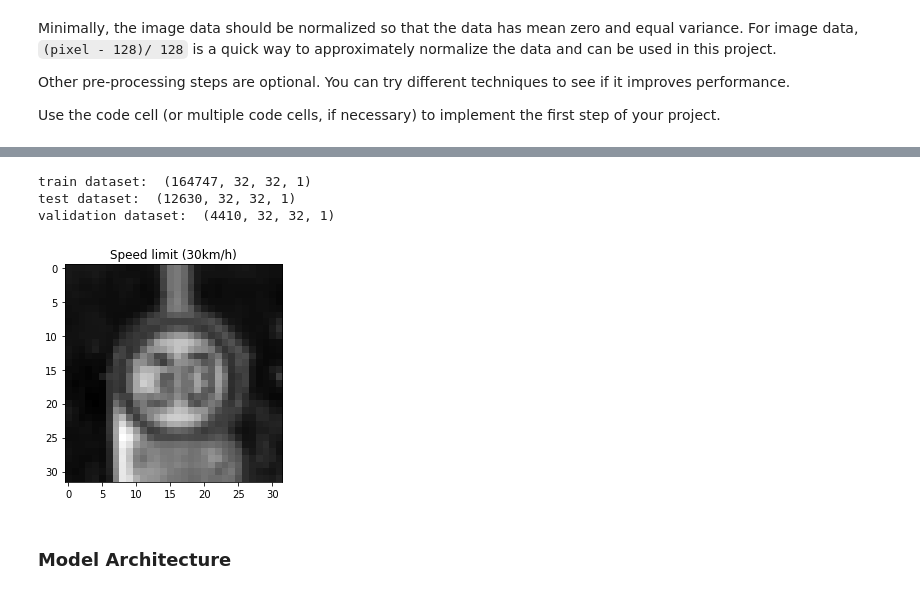
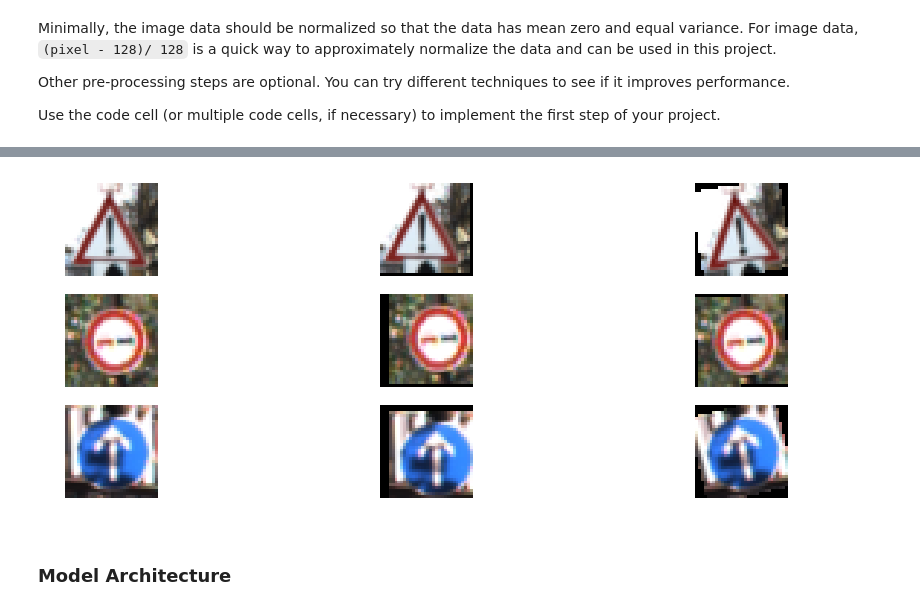
Before and after one commit to ebbaabbe/CarND-Traffic-Sign-Classifier-Project, a Jupyter notebook: Traffic_Sign_Classifier.ipynb, the cells around one changed output, grey strips where cells are left out. Drawn from its saved outputs; the diff is of its cells as text; code cells hidden in the pictures.

```diff
--- a/Traffic_Sign_Classifier.ipynb
+++ b/Traffic_Sign_Classifier.ipynb
@@ -275,26 +292,30 @@ After appending images train dataset:  (164747, 32, 32, 3)
-# %%
-# Convert to grey scale
-X_train_bw = np.array([cv2.cvtColor(image, cv2.COLOR_RGB2GRAY) for image in X_train])
-X_test_bw = np.array([cv2.cvtColor(image, cv2.COLOR_RGB2GRAY) for image in X_test])
-X_valid_bw = np.array([cv2.cvtColor(image, cv2.COLOR_RGB2GRAY) for image in X_valid])
-
-# Plot a random image
-plt.imshow(X_test_bw[454], cmap="gray")
-plt.title(sign_labels["SignName"][y_test[454]])
-
-# Add a greyscale channel
-X_train_bw = X_train_bw.reshape(X_train_bw.shape + (1,))
-X_test_bw = X_test_bw.reshape(X_test_bw.shape + (1,))
-X_valid_bw = X_valid_bw.reshape(X_valid_bw.shape + (1,))
-
-print("train dataset: ", X_train_bw.shape)
-print("test dataset: ", X_test_bw.shape)
-print("validation dataset: ", X_valid_bw.shape)
-# %% [output]
-train dataset:  (164747, 32, 32, 1)
-test dataset:  (12630, 32, 32, 1)
-validation dataset:  (4410, 32, 32, 1)
-[figure, removed]
+# %%
+#Visualize image trainsformations
+#plot some of the random images
+fig=plt.figure(figsize=(16,16))
+
+for i in range(0,8,3):
+    ax = fig.add_subplot(8,3,i+1)
+    idx = np.random.randint(len(X_train));
+    img = X_train[idx]
+    plt.imshow(img);
+    plt.axis('off')
+
+    ax = fig.add_subplot(8,3,i+2)
+    idx = np.random.randint(len(X_train));
+    img1 = scipy.ndimage.interpolation.shift(img, [random.randrange(-5, 5),
+                                                   random.randrange(-5, 5), 0])
+    X_train[idx]
+    plt.imshow(img1);
+    plt.axis('off')
+
+    ax = fig.add_subplot(8,3,i+3)
+    idx = np.random.randint(len(X_train));
+    img2 = scipy.ndimage.interpolation.rotate(img, random.randrange(-20, 20), reshape=False)
+    plt.imshow(img2);
+    plt.axis('off')
+# %% [output]
+[figure, added]
 # %% [markdown]
 ### Model Architecture
 # %%
```
Also changed, not shown: parts of 15 cells of this notebook.
